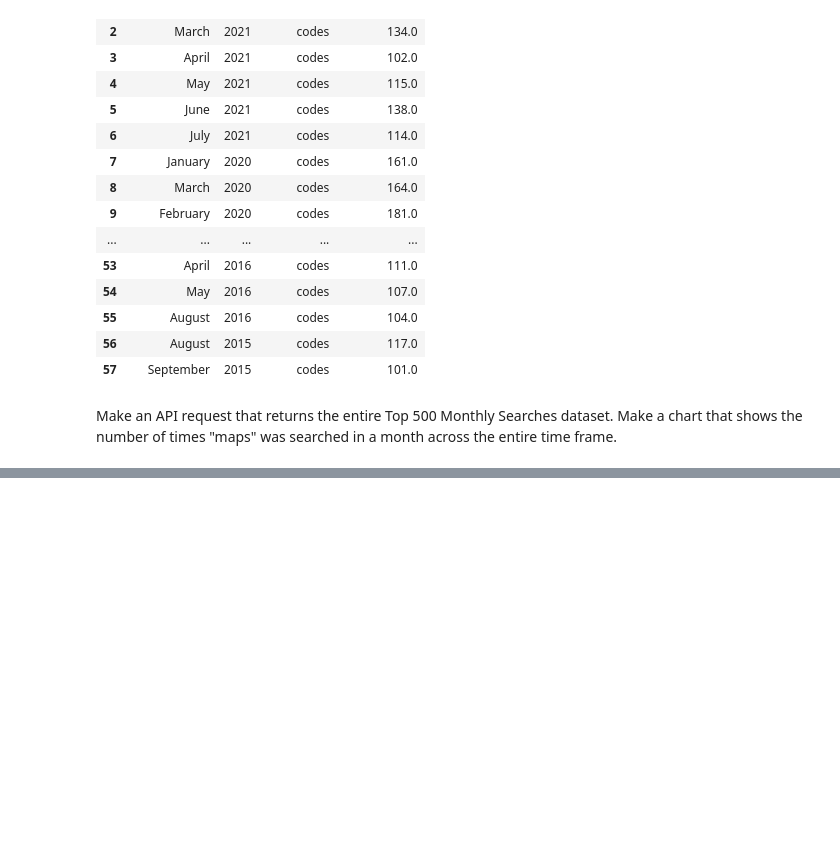
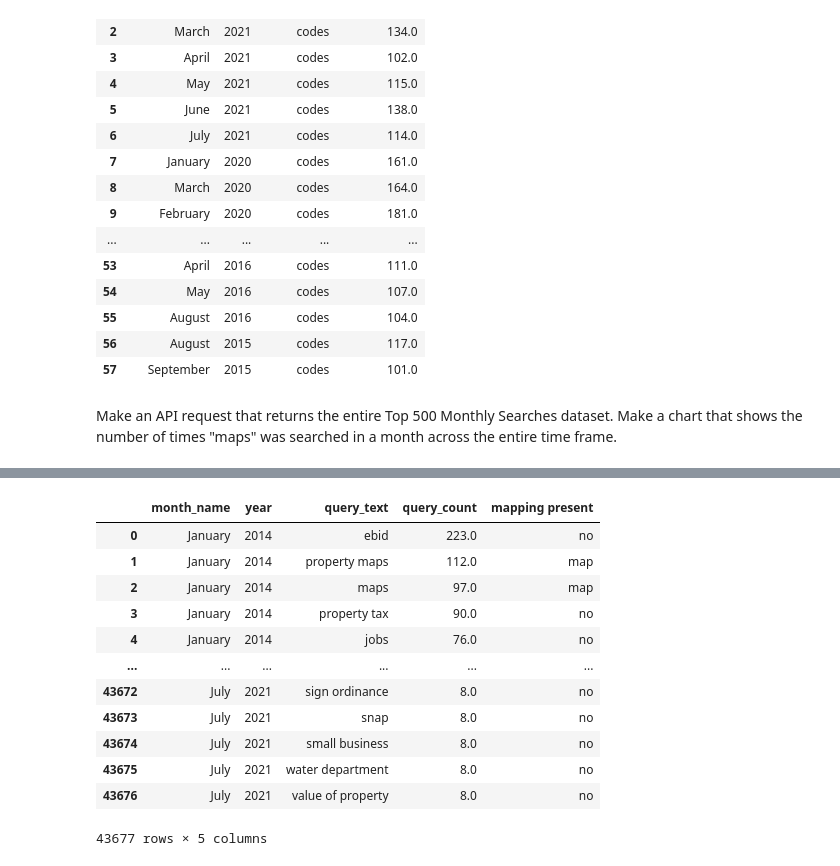
Before and after one commit to NSS-Data-Analytics-Cohort-10/api-mhm516, a Jupyter notebook: notebooks/nb1.ipynb, the cells around one changed output, grey strips where cells are left out. Saved outputs shown, nothing was run; the diff lists cells and outputs as text; code cells hidden in the pictures; blank space fills up the shorter version.

```diff
--- a/notebooks/nb1.ipynb
+++ b/notebooks/nb1.ipynb
@@ -361,3 +361,13 @@ code
 | 57 | September | 2015 | codes | 101.0 |
 # %% [markdown]
 Make an API request that returns the entire Top 500 Monthly Searches dataset. Make a chart that shows the number of times "maps" was searched in a month across the entire time frame.
+# %%
+aparams = {
+
+    '$select': 'month_name, year, query_text, query_count',
+    '$limit':'50000'
+}
+aresponse = requests.get(endpoint, params=aparams)
+ares=aresponse.json()
+entire=pd.DataFrame(ares)
+entire
@@ -363,0 +388,18 @@ Make an API request that returns the entire Top 500 Monthly Searches dataset. Ma
+# %%
+entire_copy=entire.astype(types_dict)
+entire_copy['mapping present']=entire_copy['query_text'].apply(lambda x: 'map' if 'map' in x else 'no')
+entire_copy
+# %% [output]
+|  | month_name | year | query_text | query_count | mapping present |
+| 0 | January | 2014 | ebid | 223.0 | no |
+| 1 | January | 2014 | property maps | 112.0 | map |
+| 2 | January | 2014 | maps | 97.0 | map |
+| 3 | January | 2014 | property tax | 90.0 | no |
+| 4 | January | 2014 | jobs | 76.0 | no |
+| ... | ... | ... | ... | ... | ... |
+| 43672 | July | 2021 | sign ordinance | 8.0 | no |
+| 43673 | July | 2021 | snap | 8.0 | no |
+| 43674 | July | 2021 | small business | 8.0 | no |
+| 43675 | July | 2021 | water department | 8.0 | no |
+| 43676 | July | 2021 | value of property | 8.0 | no |
+43677 rows × 5 columns
```
Also changed, not shown: parts of 1 cell of this notebook.
